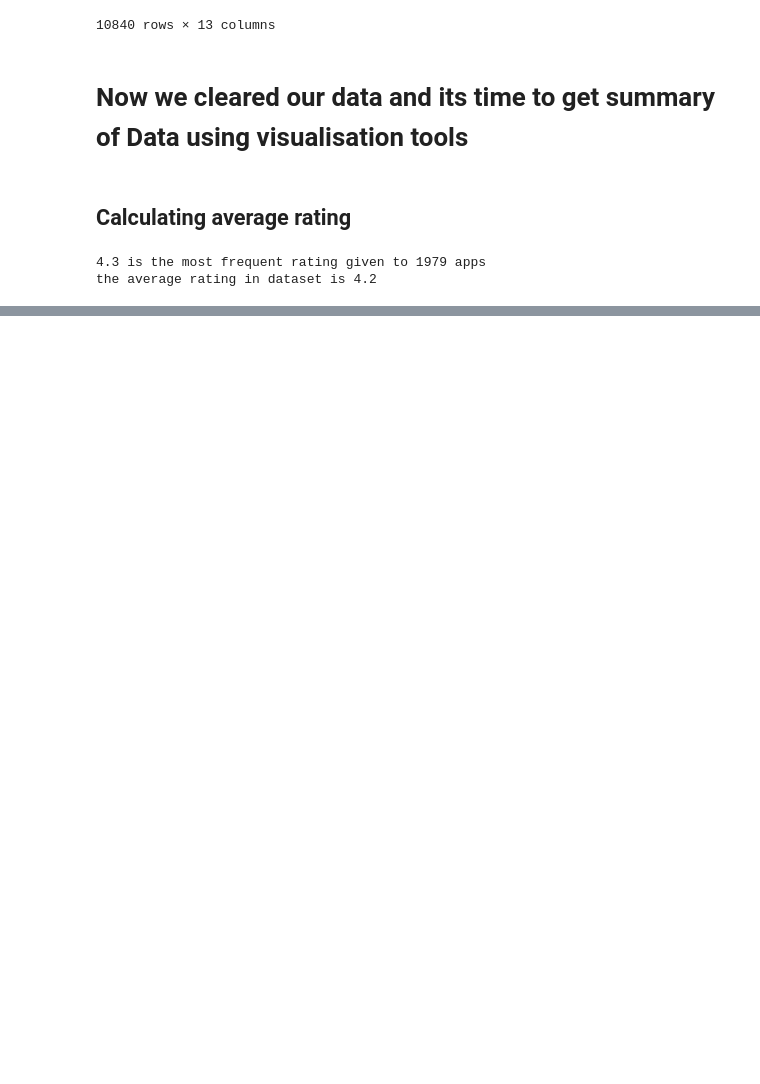
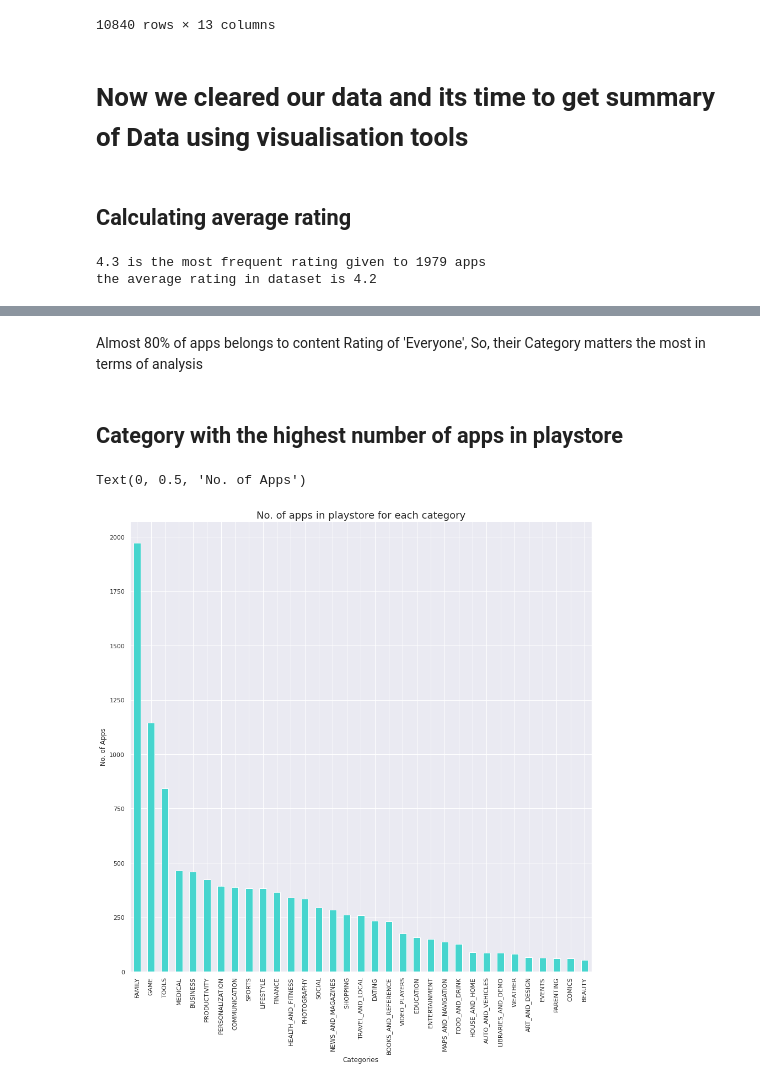
Before and after one commit to GuptaRitik/PlayStore-Review-EDA, a Jupyter notebook: Play_Store_App_Review_Analysis_Capstone_Project.ipynb, the cells around one changed output, grey strips where cells are left out. Cells and saved outputs as stored; diff of their text form; code cells hidden in the pictures; blank space fills up the shorter version.

```diff
--- a/Play_Store_App_Review_Analysis_Capstone_Project.ipynb
+++ b/Play_Store_App_Review_Analysis_Capstone_Project.ipynb
@@ -201,0 +231,14 @@ the average rating in dataset is 4.2
+# %% [markdown]
+Almost 80% of apps belongs to content Rating of 'Everyone',
+So, their Category matters the most in terms of analysis
+# %% [markdown]
+## Category with the highest number of apps in playstore
+# %%
+plt.figure(figsize=(15,15))
+df['Category'].value_counts().plot.bar(color='#46d5ce');
+plt.title('No. of apps in playstore for each category', fontsize=18)
+plt.xlabel('Categories')
+plt.ylabel('No. of Apps')
+# %% [output]
+Text(0, 0.5, 'No. of Apps')
+[figure, added]
```
Also changed, not shown: parts of 17 cells of this notebook.
